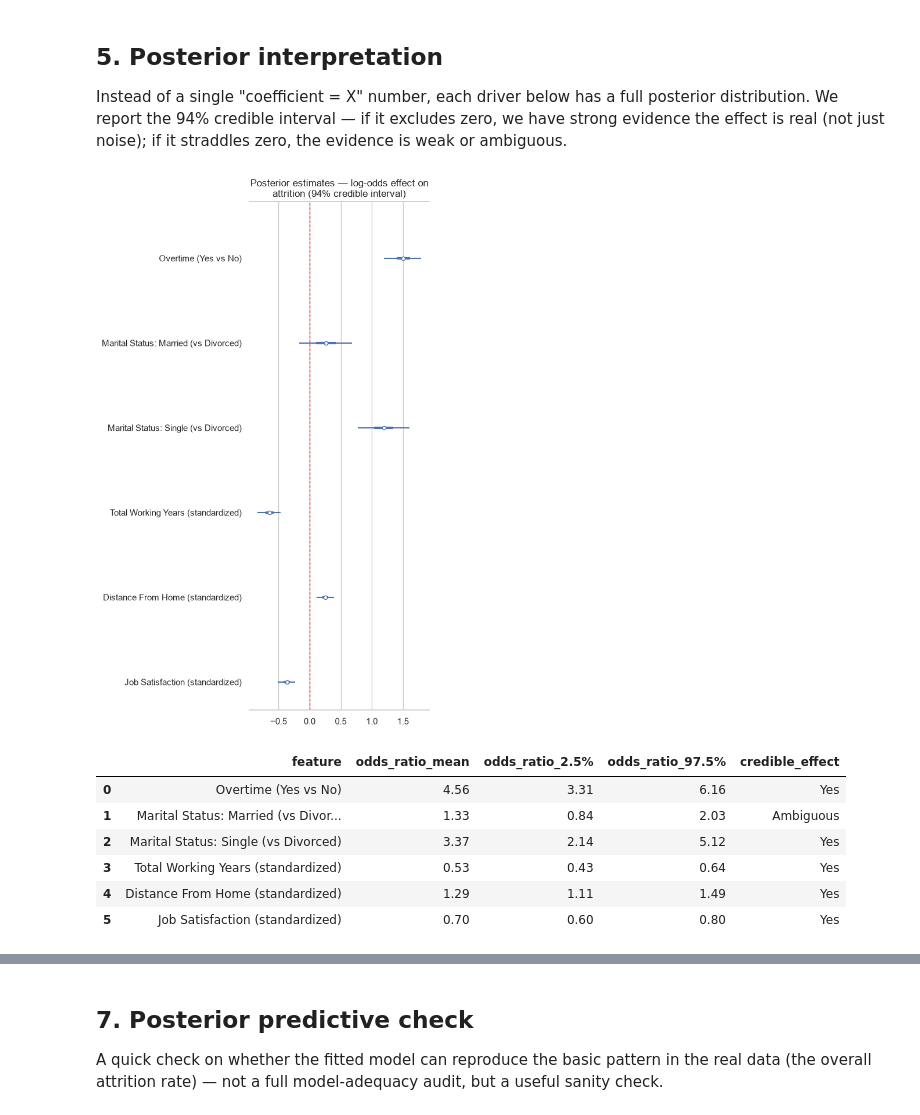
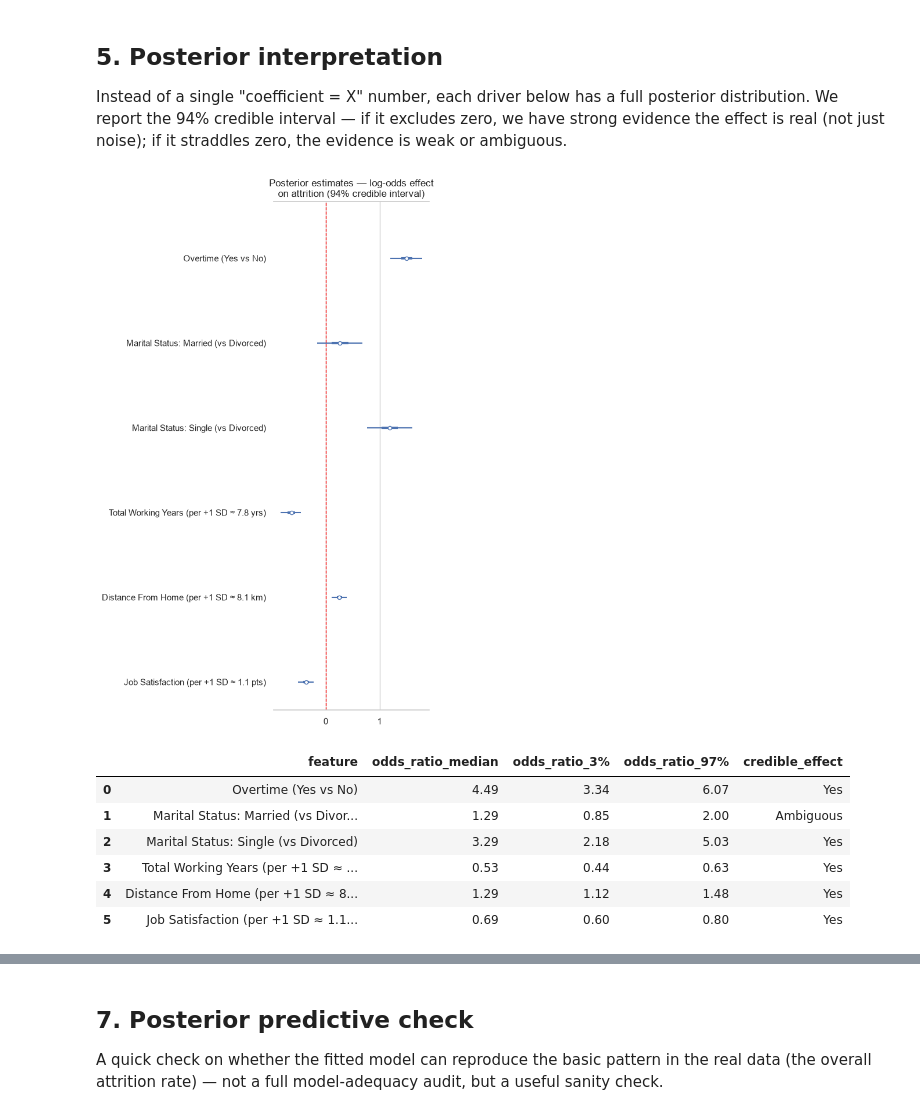
Before and after one commit to Amberss-Log/attrition-bayesian-analysis, a Jupyter notebook: notebooks/03_bayesian_model.ipynb, the cells around one changed output, grey strips where cells are left out. Saved outputs shown, nothing was run; the diff lists cells and outputs as text; code cells hidden in the pictures.

```diff
--- a/notebooks/03_bayesian_model.ipynb
+++ b/notebooks/03_bayesian_model.ipynb
@@ -262,33 +256,34 @@ evidence is weak or ambiguous.
 # %%
 # Relabel raw parameter names to plain-English feature names for the plot
 plain_labels = {
     'beta_overtime': 'Overtime (Yes vs No)',
     'beta_married': 'Marital Status: Married (vs Divorced)',
     'beta_single': 'Marital Status: Single (vs Divorced)',
-    'beta_years': 'Total Working Years (standardized)',
-    'beta_distance': 'Distance From Home (standardized)',
-    'beta_satisfaction': 'Job Satisfaction (standardized)',
+    'beta_years': 'Total Working Years (per +1 SD ≈ 7.8 yrs)',
+    'beta_distance': 'Distance From Home (per +1 SD ≈ 8.1 km)',
+    'beta_satisfaction': 'Job Satisfaction (per +1 SD ≈ 1.1 pts)',
 }
 
 az.plot_forest(
     trace,
     var_names=list(plain_labels.keys()),
     combined=True,
     hdi_prob=0.94,
 )
 ax = plt.gca()
 ax.set_yticklabels(list(plain_labels.values())[::-1])
 ax.axvline(0, color='red', linestyle='--', linewidth=1)
 plt.title('Posterior estimates — log-odds effect on attrition (94% credible interval)')
 plt.tight_layout()
 plt.savefig('../outputs/forest_plot.png', dpi=150, bbox_inches='tight')
 plt.show()
 # %% [output]
-[figure, old version]
+[figure, new version]
 # %%
 # --- Convert log-odds coefficients into odds ratios (more interpretable for a business audience) ---
 # odds_ratio = exp(coefficient); OR > 1 means the factor increases attrition odds,
-# OR < 1 means it decreases them.
+# OR < 1 means it decreases them. Interval = 94% equal-tailed credible interval (3rd-97th percentile),
+# the same 94% level used for the HDI in the convergence summary above.
 coef_names = ['beta_overtime', 'beta_married', 'beta_single', 'beta_years', 'beta_distance', 'beta_satisfaction']
 
 posterior = trace.posterior
@@ -296,23 +291,24 @@ odds_ratio_table = []
 for name in coef_names:
     samples = posterior[name].values.flatten()
     or_samples = np.exp(samples)
+    lo, hi = np.percentile(or_samples, [3, 97])
     odds_ratio_table.append({
         'feature': plain_labels[name],
-        'odds_ratio_mean': round(or_samples.mean(), 2),
-        'odds_ratio_2.5%': round(np.percentile(or_samples, 2.5), 2),
-        'odds_ratio_97.5%': round(np.percentile(or_samples, 97.5), 2),
-        'credible_effect': 'Yes' if (np.percentile(samples, 3) > 0 or np.percentile(samples, 97) < 0) else 'Ambiguous',
+        'odds_ratio_median': round(np.median(or_samples), 2),
+        'odds_ratio_3%': round(lo, 2),
+        'odds_ratio_97%': round(hi, 2),
+        'credible_effect': 'Yes' if (lo > 1 or hi < 1) else 'Ambiguous',
     })
 
 odds_ratio_df = pd.DataFrame(odds_ratio_table)
 odds_ratio_df
 # %% [output]
-|  | feature | odds_ratio_mean | odds_ratio_2.5% | odds_ratio_97.5% | credible_effect |
-| 0 | Overtime (Yes vs No) | 4.56 | 3.31 | 6.16 | Yes |
-| 1 | Marital Status: Married (vs Divor... | 1.33 | 0.84 | 2.03 | Ambiguous |
-| 2 | Marital Status: Single (vs Divorced) | 3.37 | 2.14 | 5.12 | Yes |
-| 3 | Total Working Years (standardized) | 0.53 | 0.43 | 0.64 | Yes |
-| 4 | Distance From Home (standardized) | 1.29 | 1.11 | 1.49 | Yes |
-| 5 | Job Satisfaction (standardized) | 0.70 | 0.60 | 0.80 | Yes |
+|  | feature | odds_ratio_median | odds_ratio_3% | odds_ratio_97% | credible_effect |
+| 0 | Overtime (Yes vs No) | 4.49 | 3.34 | 6.07 | Yes |
+| 1 | Marital Status: Married (vs Divor... | 1.29 | 0.85 | 2.00 | Ambiguous |
+| 2 | Marital Status: Single (vs Divorced) | 3.29 | 2.18 | 5.03 | Yes |
+| 3 | Total Working Years (per +1 SD ≈ ... | 0.53 | 0.44 | 0.63 | Yes |
+| 4 | Distance From Home (per +1 SD ≈ 8... | 1.29 | 1.12 | 1.48 | Yes |
+| 5 | Job Satisfaction (per +1 SD ≈ 1.1... | 0.69 | 0.60 | 0.80 | Yes |
 # %% [markdown]
 **How to read the odds ratio table:**
```
Also changed, not shown: parts of 26 cells of this notebook, 11 other files.
